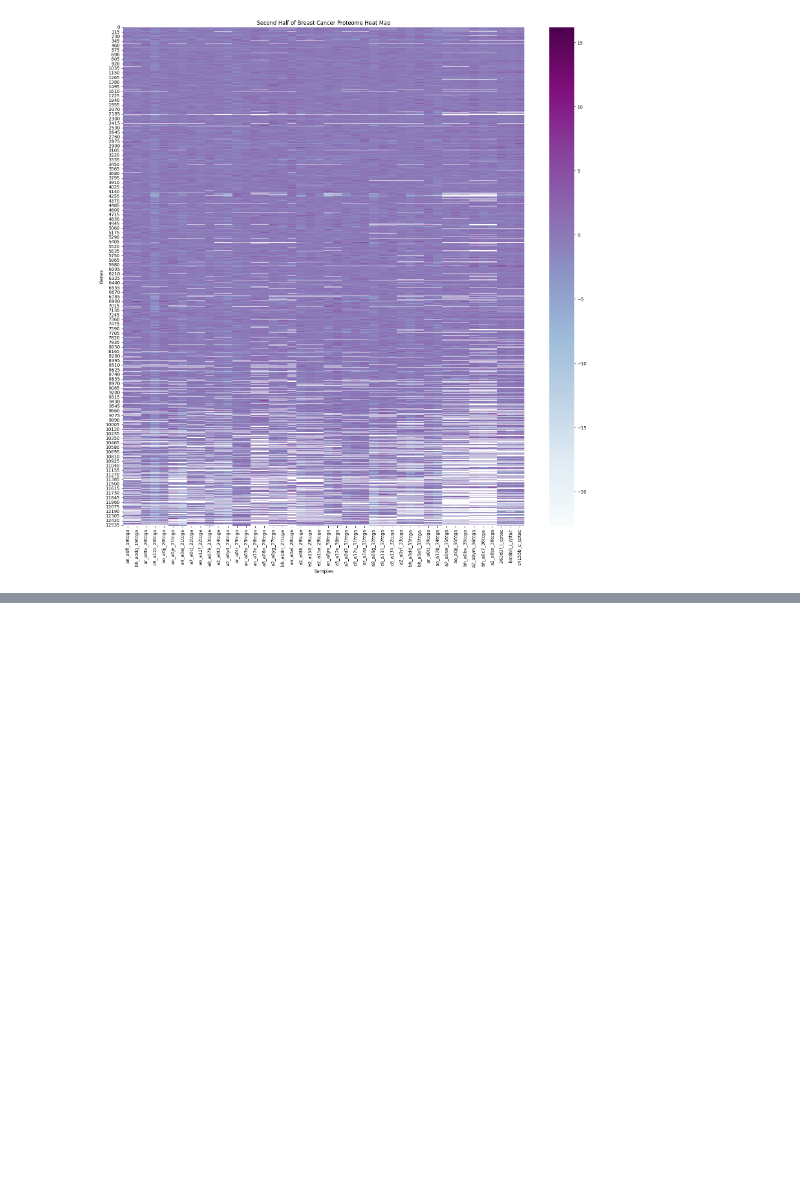
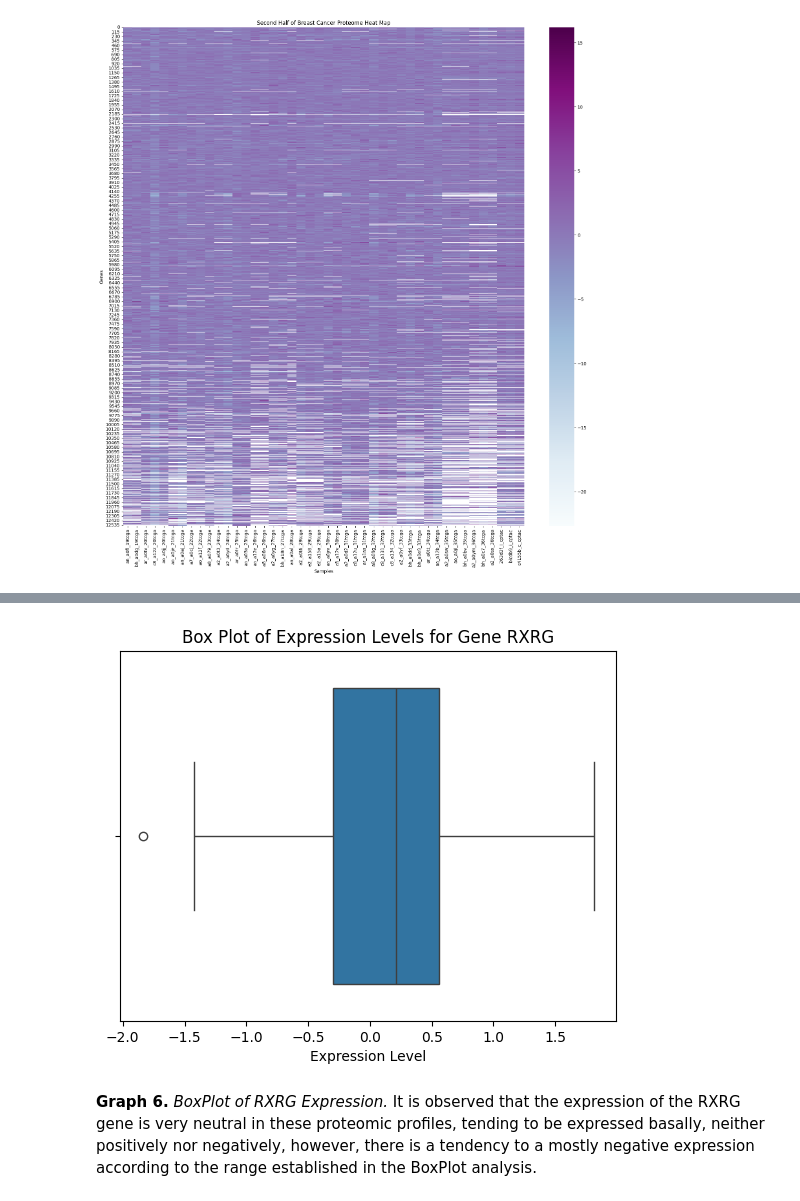
Before and after one commit to Edgar-Pacheco/Team4HacktoberFest2023, a Jupyter notebook: src/explore data/proteome_heatmap.ipynb, the cells around one changed output, grey strips where cells are left out. Saved outputs shown, nothing was run; the diff lists cells and outputs as text; code cells hidden in the pictures; blank space fills up the shorter version.

```diff
--- a/src/explore data/proteome_heatmap.ipynb
+++ b/src/explore data/proteome_heatmap.ipynb
@@ -138,0 +181,12 @@ __Gráfico 3.__ _HeatMap of the second half of the DataSet._ The expression prof
+# %%
+gene_index = 5526
+bprxrg = sns.boxplot(x=df_numeric.loc[gene_index])
+plt.title(f'Box Plot of Expression Levels for Gene {df.gene_symbol[gene_index]}')
+plt.xlabel('Expression Level')
+bp3 = bprxrg.get_figure()
+bp3.savefig('RXRG_BoxPlot.png', dpi=400)
+plt.show()
+# %% [output]
+[figure, added]
+# %% [markdown]
+__Graph 6.__ _BoxPlot of RXRG Expression._ It is observed that the expression of the RXRG gene is very neutral in these proteomic profiles, tending to be expressed basally, neither positively nor negatively, however, there is a tendency to a mostly negative expression according to the range established in the BoxPlot analysis.
```
Also changed, not shown: parts of 28 cells of this notebook.
